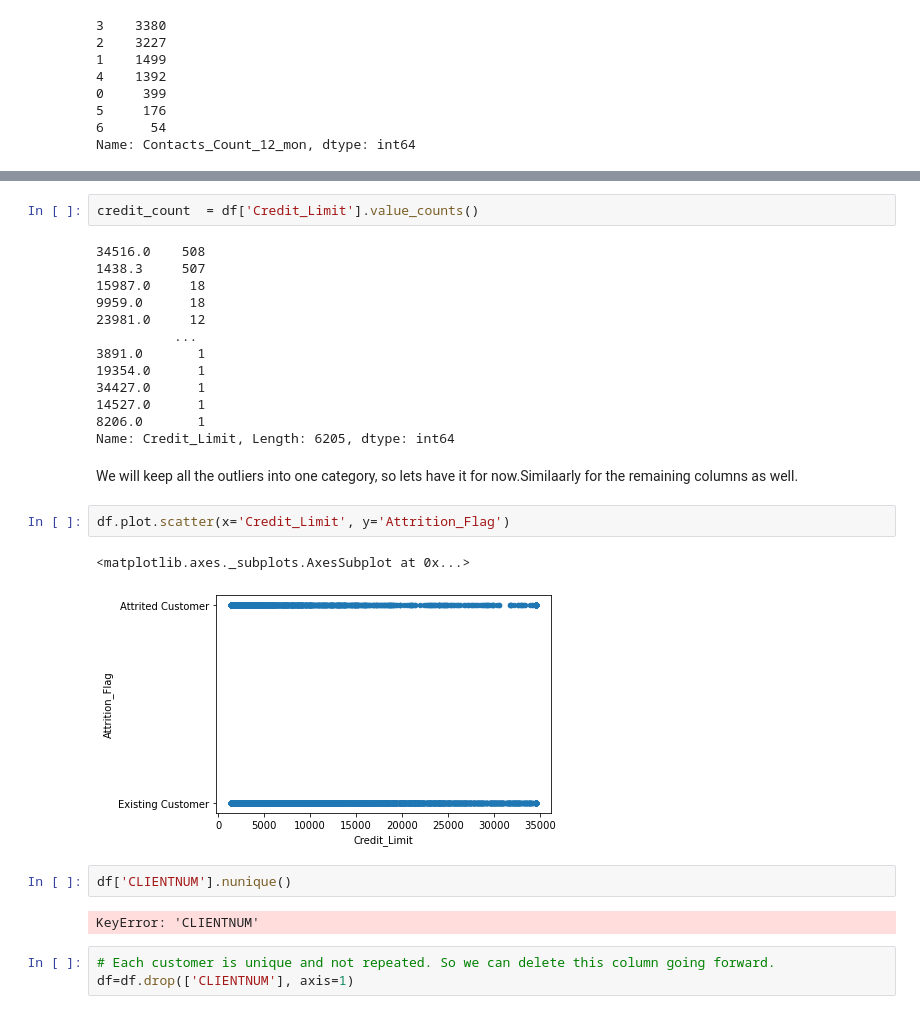
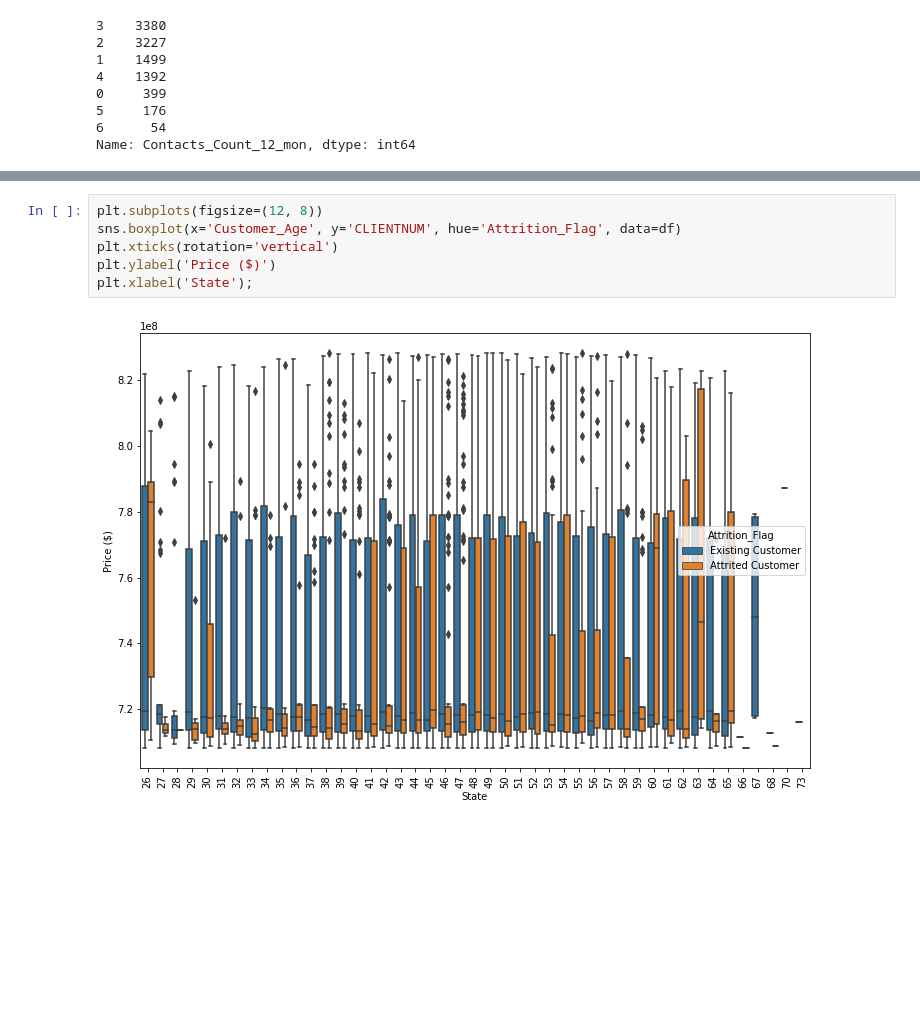
Before and after one commit to padmaparam/Projects, a Jupyter notebook: CustomerChurnPrediction/CustomerChurnDataWrangling.ipynb, the cells around one changed output, grey strips where cells are left out. Saved outputs shown, nothing was run; the diff lists cells and outputs as text; blank space fills up the shorter version.

```diff
--- a/CustomerChurnPrediction/CustomerChurnDataWrangling.ipynb
+++ b/CustomerChurnPrediction/CustomerChurnDataWrangling.ipynb
@@ -172,29 +175,8 @@ Though Contacts_Count_12_mon and Months_Inactive_12_mon  look the similar for th
-# %%
-credit_count  = df['Credit_Limit'].value_counts()
-# %% [output]
-34516.0    508
-1438.3     507
-15987.0     18
-9959.0      18
-23981.0     12
-          ...
-3891.0       1
-19354.0      1
-34427.0      1
-14527.0      1
-8206.0       1
-Name: Credit_Limit, Length: 6205, dtype: int64
-# %% [markdown]
-We will keep all the outliers into one category, so lets have it for now.Similaarly for the remaining columns as well.
-# %%
-df.plot.scatter(x='Credit_Limit', y='Attrition_Flag')
-# %% [output]
-<matplotlib.axes._subplots.AxesSubplot at 0x...>
-[figure, removed]
-# %%
-df['CLIENTNUM'].nunique()
-# %% [output]
-KeyError: 'CLIENTNUM'
-# %%
-# Each customer is unique and not repeated. So we can delete this column going forward.
-df=df.drop(['CLIENTNUM'], axis=1)
+# %%
+plt.subplots(figsize=(12, 8))
+sns.boxplot(x='Customer_Age', y='CLIENTNUM', hue='Attrition_Flag', data=df)
+plt.xticks(rotation='vertical')
+plt.ylabel('Price ($)')
+plt.xlabel('State');
+# %% [output]
+[figure, added]
```
Also changed, not shown: parts of 26 cells of this notebook.
